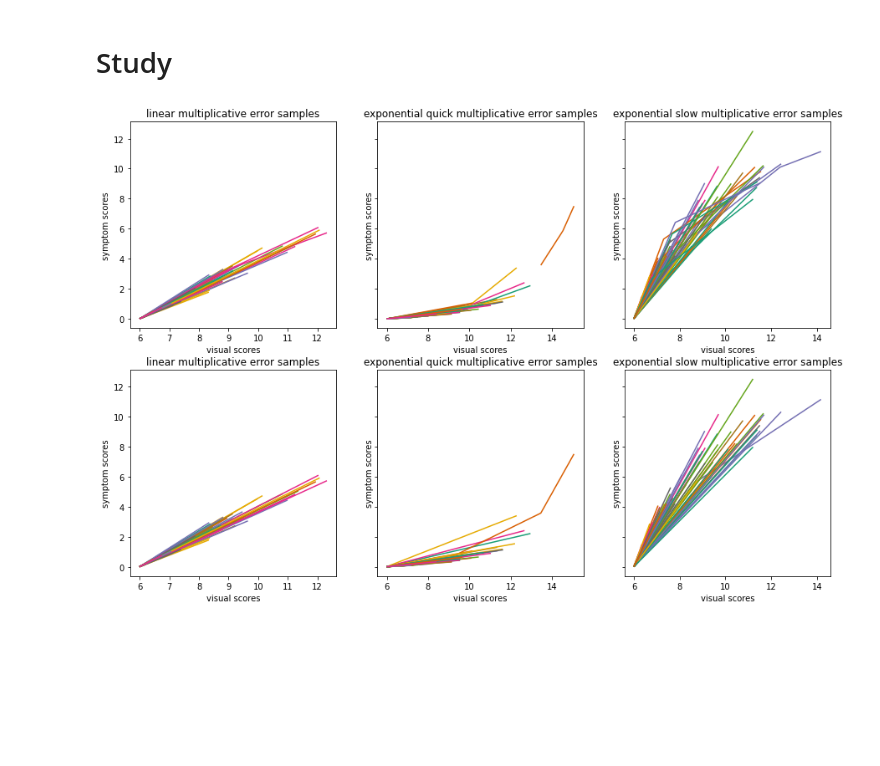
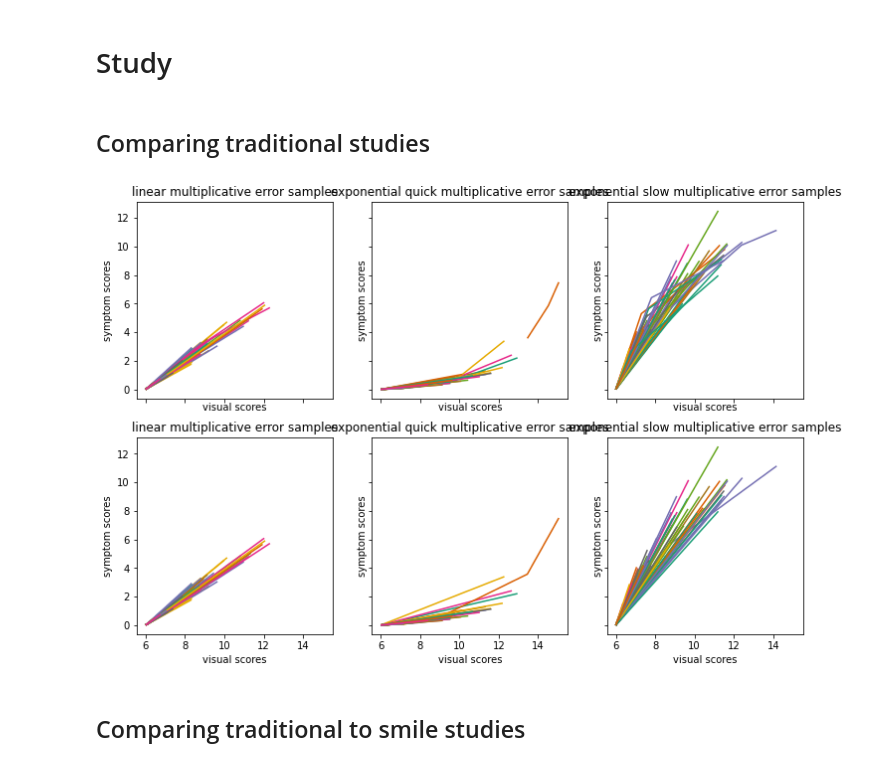
Before and after one commit to ZacharyVernec/smile, a Jupyter notebook: Simulations.ipynb, the cells around one changed output. Saved outputs shown, nothing was run; the diff lists cells and outputs as text; code cells hidden in the pictures; blank space fills up the shorter version.

Commit message:
More study plotting

```diff
--- a/Simulations.ipynb
+++ b/Simulations.ipynb
@@ -499,6 +499,8 @@ class Study:
     #TODO analyze method
 
     #TODO compare_analysis classmethod
+# %% [markdown]
+## Comparing traditional studies
 # %%
 studies = [Study('trad short', [8, 15, 29]), Study('trad long', [8, 29, 90])]
 
@@ -508,15 +510,17 @@ for pop in pops_mulerror:
 # %%
 ncols = len(studies[0].samples)
 nrows = len(studies)
 
-fig, axes = plt.subplots(ncols=ncols, nrows=nrows, figsize=plt.figaspect(nrows/ncols)*2.5, sharey=True)
+fig, axes = plt.subplots(ncols=ncols, nrows=nrows, figsize=plt.figaspect(nrows/ncols)*2, sharex=True, sharey=True)
 npersons=None
 ndays=None
 
 for col in range(ncols):
     for row in range(nrows):
         studies[row].samples[col].plot(axes[row, col], x='visual', y='symptom', viztype='lines', vizcolor='person', npersons=npersons, ndays=ndays)
 
 plt.show()
 # %% [output]
-[figure, old version]
+[figure, new version]
+# %% [markdown]
+## Comparing traditional to smile studies
```
Also changed, not shown: parts of 2 cells of this notebook.
